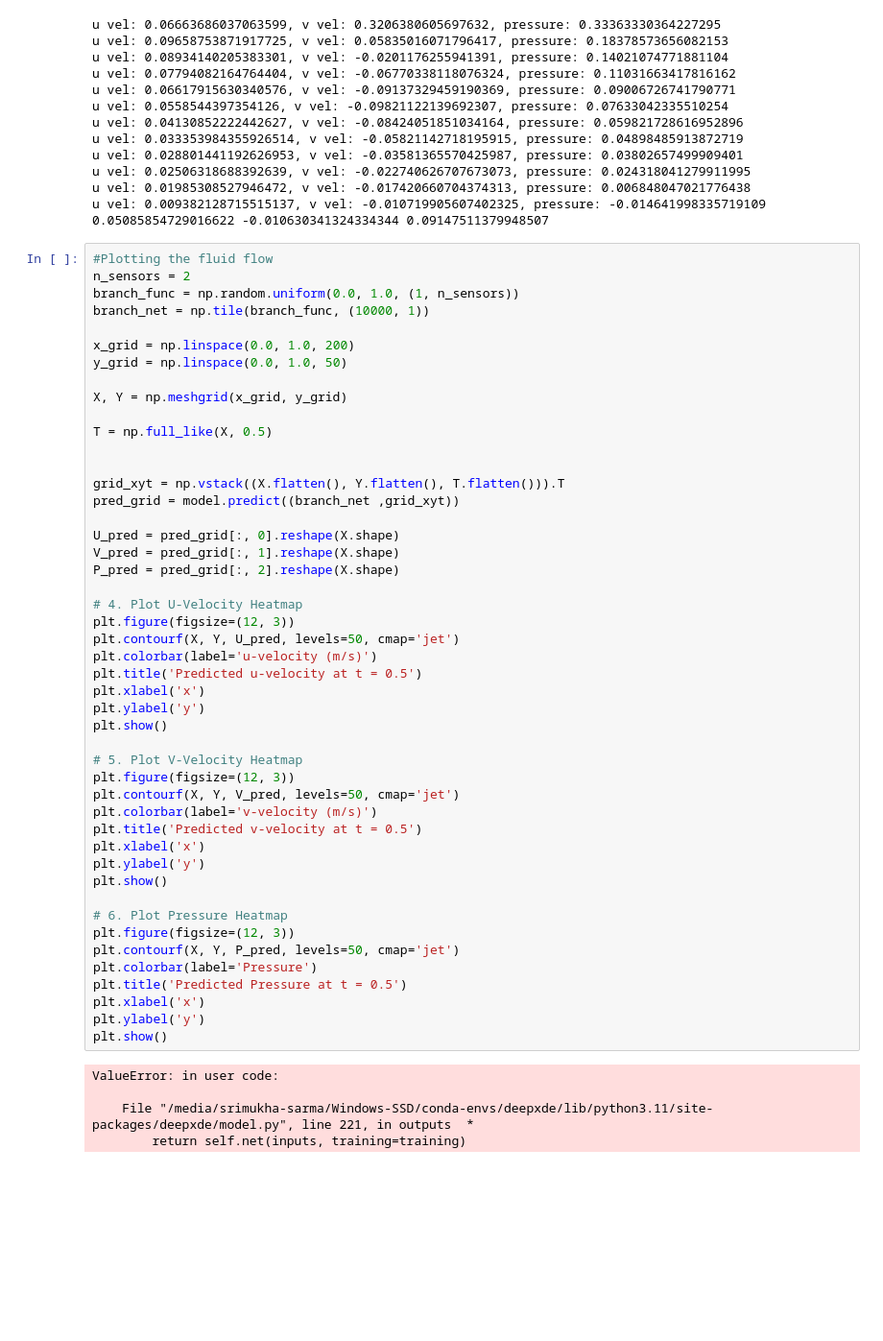
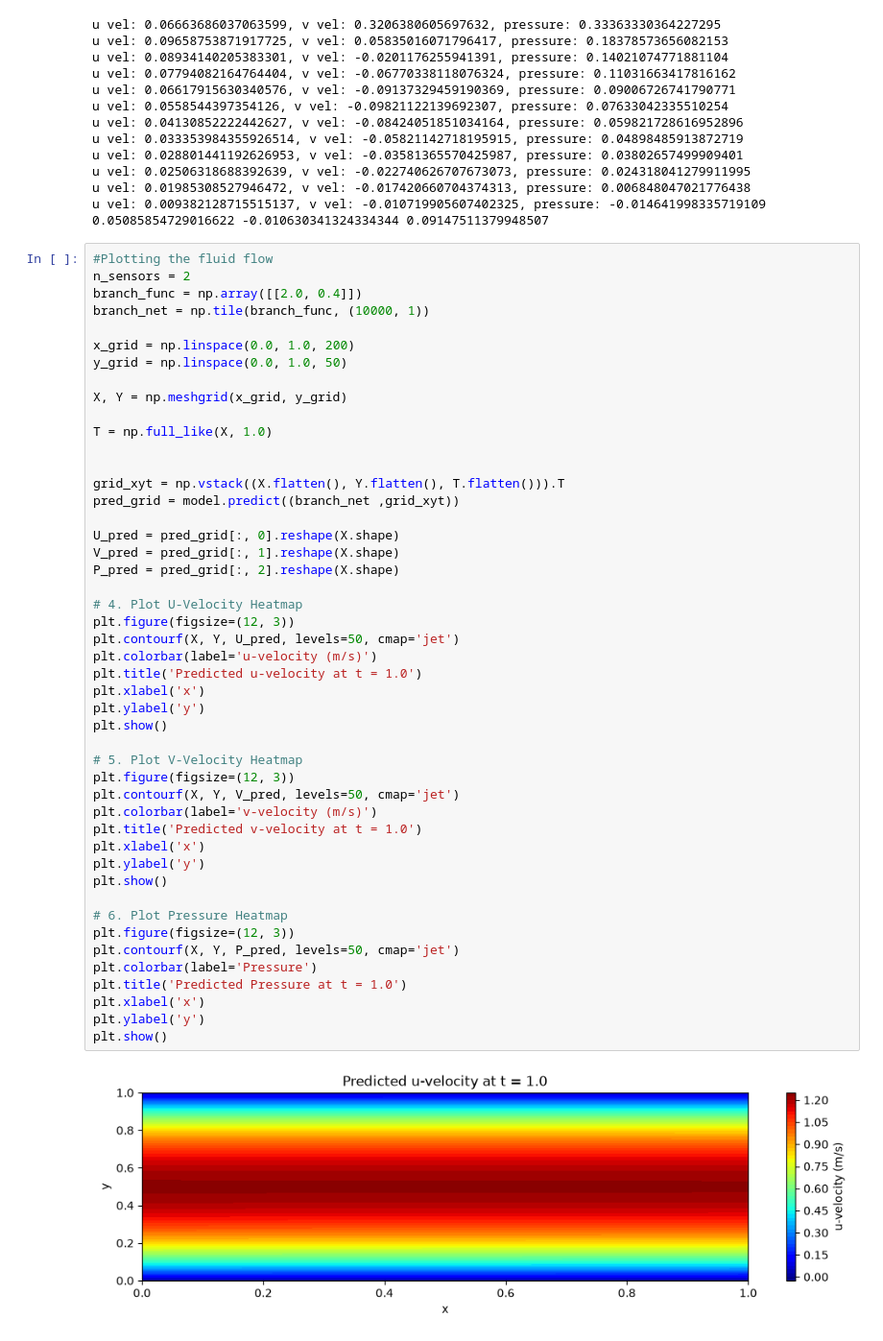
Before and after one commit to srimukha-sarma06/PINNs-PINO-for-NS-Equations, a Jupyter notebook: PINO_TUTORIAL/pino_deepxde.ipynb, the cells around one changed output. Shown at 96% size. Cells and saved outputs as stored; diff of their text form; blank space fills up the shorter version.

```diff
--- a/PINO_TUTORIAL/pino_deepxde.ipynb
+++ b/PINO_TUTORIAL/pino_deepxde.ipynb
@@ -337,7 +385,7 @@ u vel: 0.009382128715515137, v vel: -0.010719905607402325, pressure: -0.01464199
 # %%
 #Plotting the fluid flow
 n_sensors = 2
-branch_func = np.random.uniform(0.0, 1.0, (1, n_sensors))
+branch_func = np.array([[2.0, 0.4]])
 branch_net = np.tile(branch_func, (10000, 1))
 
 x_grid = np.linspace(0.0, 1.0, 200)
@@ -345,44 +393,41 @@ y_grid = np.linspace(0.0, 1.0, 50)
 
 X, Y = np.meshgrid(x_grid, y_grid)
 
-T = np.full_like(X, 0.5)
+T = np.full_like(X, 1.0)
 
 
 grid_xyt = np.vstack((X.flatten(), Y.flatten(), T.flatten())).T
 pred_grid = model.predict((branch_net ,grid_xyt))
 
 U_pred = pred_grid[:, 0].reshape(X.shape)
 V_pred = pred_grid[:, 1].reshape(X.shape)
 P_pred = pred_grid[:, 2].reshape(X.shape)
 
 # 4. Plot U-Velocity Heatmap
 plt.figure(figsize=(12, 3))
 plt.contourf(X, Y, U_pred, levels=50, cmap='jet')
 plt.colorbar(label='u-velocity (m/s)')
-plt.title('Predicted u-velocity at t = 0.5')
+plt.title('Predicted u-velocity at t = 1.0')
 plt.xlabel('x')
 plt.ylabel('y')
 plt.show()
 
 # 5. Plot V-Velocity Heatmap
 plt.figure(figsize=(12, 3))
 plt.contourf(X, Y, V_pred, levels=50, cmap='jet')
 plt.colorbar(label='v-velocity (m/s)')
-plt.title('Predicted v-velocity at t = 0.5')
+plt.title('Predicted v-velocity at t = 1.0')
 plt.xlabel('x')
 plt.ylabel('y')
 plt.show()
 
 # 6. Plot Pressure Heatmap
 plt.figure(figsize=(12, 3))
 plt.contourf(X, Y, P_pred, levels=50, cmap='jet')
 plt.colorbar(label='Pressure')
-plt.title('Predicted Pressure at t = 0.5')
+plt.title('Predicted Pressure at t = 1.0')
 plt.xlabel('x')
 plt.ylabel('y')
 plt.show()
 # %% [output]
-ValueError: in user code:
-
-    File "/media/srimukha-sarma/Windows-SSD/conda-envs/deepxde/lib/python3.11/site-packages/deepxde/model.py", line 221, in outputs  *
-        return self.net(inputs, training=training)
+[figure, added]
```
Also changed, not shown: parts of 24 cells of this notebook, 11 other files.
